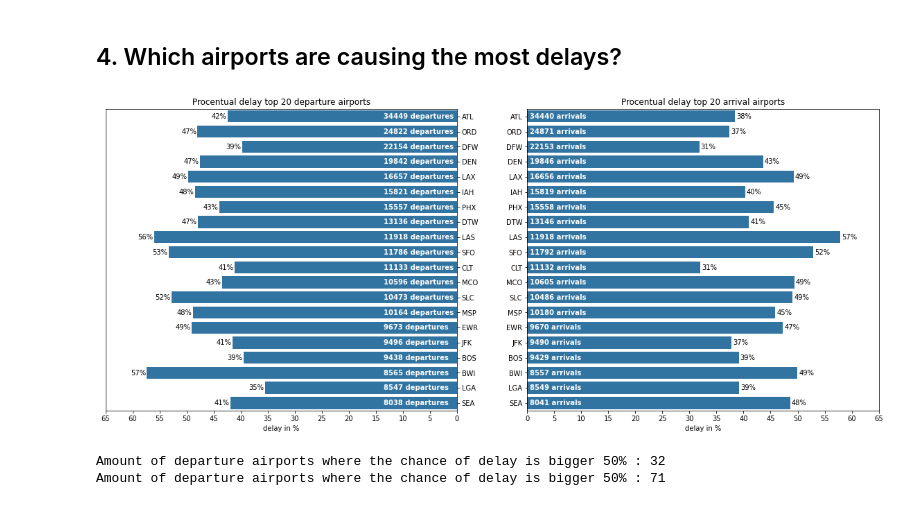
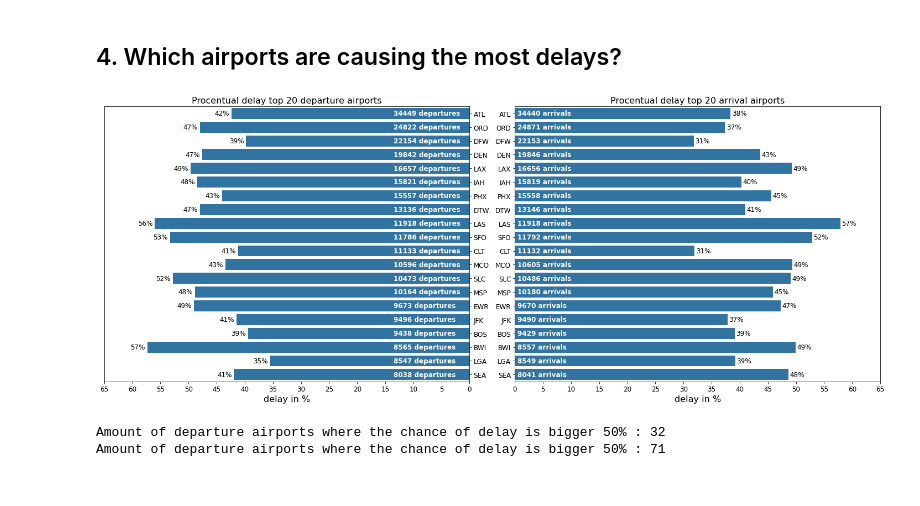
Before and after one commit to julienboth/udacity_ds_nd, a Jupyter notebook: project_1_intro_to_ds/airline_analysis.ipynb, the cells around one changed output. Drawn from its saved outputs; the diff is of its cells as text; code cells hidden in the pictures.

```diff
--- a/project_1_intro_to_ds/airline_analysis.ipynb
+++ b/project_1_intro_to_ds/airline_analysis.ipynb
@@ -235,7 +237,7 @@ g.map(plt.hist, "length");
 '''
 Illustrating the flights per airline and whether it is to late or not
 '''
-plt.figure(figsize=(15, 6))
+plt.figure(figsize=(15, 8), layout="tight")
 base_color = sns.color_palette()[0]
 d = sns.countplot(
     x="airline",
@@ -244,10 +246,11 @@ d = sns.countplot(
     order=df_flights_clean["airline"].value_counts().index,
     hue="delay",
 )
-d.set_xlabel("Airlines")
-d.set_ylabel("Amount of flights")
-d.set_title("On time (gray) und delayed (blue) flights");
-
+plt.xlabel("Airlines",fontsize=16)
+plt.ylabel("Amount of flights",fontsize=16)
+plt.xticks(fontsize=12)
+plt.yticks(fontsize=12)
+d.set_title("On time (gray) und delayed (blue) flights", fontsize=16);
 
 
 #New Dataframe to calculate the delayed percentage per airline
@@ -270,7 +273,8 @@ for loc, label in zip(locs, labels):
             s=f"{int(airline_delay_percentage_txt)}% of the overall flights of {label._text} are delayed",
             va="center",
             color="black",
-            fontweight=600
+            fontweight=600,
+            fontsize="large"
         )
     else:
         plt.text(
@@ -278,6 +282,8 @@ for loc, label in zip(locs, labels):
             y=(airline_delay_percentage.loc[label._text, "delay"]) +1500,
             s=f"{int(airline_delay_percentage_txt)}%",
             va="center",
-            color="black"
+            color="black",
+            fontsize="large"
         )
+plt.savefig("picture/airline_delays.png", dpi=360)
 # %% [output]
@@ -611,7 +623,7 @@ toAirports_df["percentage"] = np.round((toAirports_df.delay / toAirports_df.tota
 # %%
 ### Direct comparison between departure and arrival airports
 
-d, axs = plt.subplots(nrows=1, ncols=2, figsize=(20,8))
+d, axs = plt.subplots(nrows=1, ncols=2, figsize=(20,8), layout='tight')
 
 
 ### Diagram for the top 20 most delayed departure airports, sorted by total amount of flights ###
@@ -638,6 +650,7 @@ for loc, label in zip(locs, labels):
         va="center",
         color="white",
         fontweight=650,
+        fontsize="large"
     )
 
 ### Annotation of the percentage
@@ -648,14 +661,17 @@ for loc, label in zip(locs, labels):
         s=f"{int(top_20.iloc[loc,2])}%",
         va="center",
         color="black",
+        fontsize="large"
     )
 
-d.set_ylabel("")
+plt.xlabel("delay in %",fontsize=16)
+d.xaxis.set_ticks(np.arange(0, 70, 5))
+d.invert_xaxis()
 d.yaxis.tick_right()
-d.invert_xaxis()
-d.xaxis.set_ticks(np.arange(0, 70, 5))
-d.set_xlabel("delay in %")
-d.set_title("Procentual delay top 20 departure airports");
+plt.ylabel("",fontsize=16)
+plt.xticks(fontsize=12)
+plt.yticks(fontsize=12)
+d.set_title("Procentual delay top 20 departure airports", fontsize=16)
 
 ### Diagram for the top 20 most delayed arrival airports, sorted by total amount of flights ###
 plt.subplot(1,2,2)
@@ -669,37 +685,44 @@ d = sns.barplot(
     orient="h",
 )
 
 locs, labels = plt.yticks()
 
 ### Annotation of total flights
 for loc, label in zip(locs, labels):
     total_flights = top_20.loc[label.get_text(), "total"]
 
     plt.text(
         x=0.5,
         y=loc,
         s=f"{total_flights} arrivals",
         va="center",
         color="white",
         fontweight=650,
+        fontsize="large"
     )
 
 ### Annotation of the percentage
 for loc, label in zip(locs, labels):
     plt.text(
         x=top_20.iloc[loc,2]+0.25,
         y=loc,
         s=f"{int(top_20.iloc[loc,2])}%",
         va="center",
         color="black",
+        fontsize="large"
     )
 
-d.set_ylabel("")
+plt.xlabel("delay in %",fontsize=16)
 d.xaxis.set_ticks(np.arange(0, 70, 5))
-d.set_xlabel("delay in %")
-d.set_title("Procentual delay top 20 arrival airports");
+plt.ylabel("",fontsize=16)
+plt.xticks(fontsize=12)
+plt.yticks(fontsize=12)
+d.set_title("Procentual delay top 20 arrival airports", fontsize=16)
+
+
+plt.savefig("picture/airports.png", dpi=360)
 # %% [output]
-[figure, old version]
+[figure, new version]
 # %%
 print("Amount of departure airports where the chance of delay is bigger 50% :",len(fromAirports_df[fromAirports_df["percentage"]>=50.0]))
 print("Amount of departure airports where the chance of delay is bigger 50% :",len(toAirports_df[toAirports_df["percentage"]>=50.0]))
```
Also changed, not shown: parts of 11 cells of this notebook, 6 other files.
